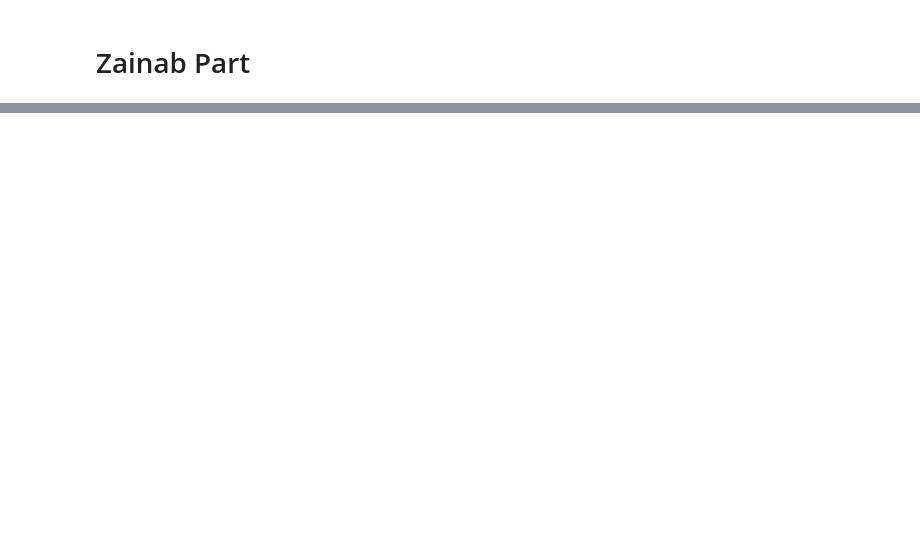
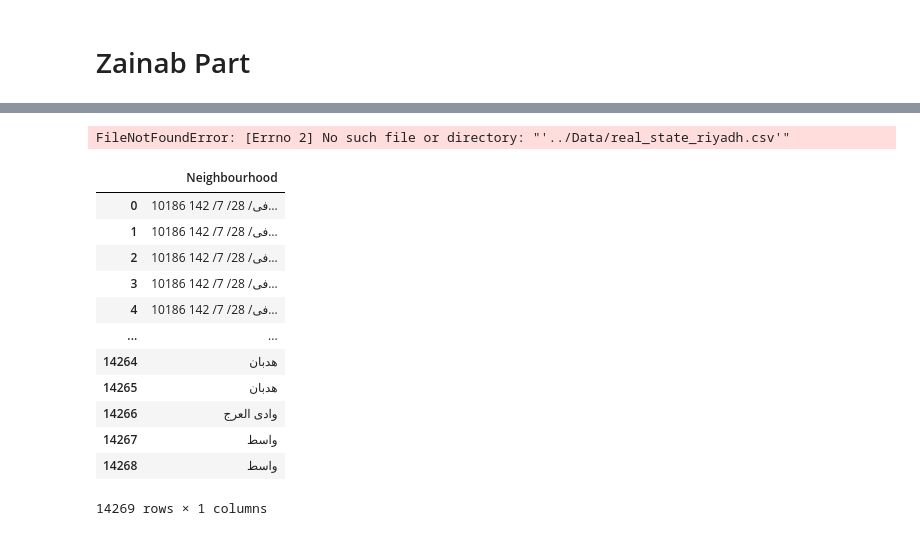
Before and after one commit to Tuwaiq-Data-Science-Bootcamp-V3/Bootcamp-Project-2-Data-Analysis, a Jupyter notebook: zainab_update/Project_real_stat.ipynb, the cells around one changed output, grey strips where cells are left out. Saved outputs shown, nothing was run; the diff lists cells and outputs as text; code cells hidden in the pictures; blank space fills up the shorter version.

```diff
--- a/zainab_update/Project_real_stat.ipynb
+++ b/zainab_update/Project_real_stat.ipynb
@@ -295,0 +464,21 @@ plt.pie(days_realEstatesNumberList,labels=days, autopct='%1.1f%%', startangle=90
+# %%
+#by Amjad
+ddf=pd.read_csv(r"'../Data/real_state_riyadh.csv'", usecols= ['Neighbourhood'])
+# %% [output]
+FileNotFoundError: [Errno 2] No such file or directory: "'../Data/real_state_riyadh.csv'"
+# %%
+ddf
+# %% [output]
+|  | Neighbourhood |
+| 0 | 10186 فى/ 28/ 7/ 142… |
+| 1 | 10186 فى/ 28/ 7/ 142… |
+| 2 | 10186 فى/ 28/ 7/ 142… |
+| 3 | 10186 فى/ 28/ 7/ 142… |
+| 4 | 10186 فى/ 28/ 7/ 142… |
+| ... | ... |
+| 14264 | هدبان |
+| 14265 | هدبان |
+| 14266 | وادى العرج |
+| 14267 | واسط |
+| 14268 | واسط |
+14269 rows × 1 columns
```
Also changed, not shown: parts of 30 cells of this notebook.
